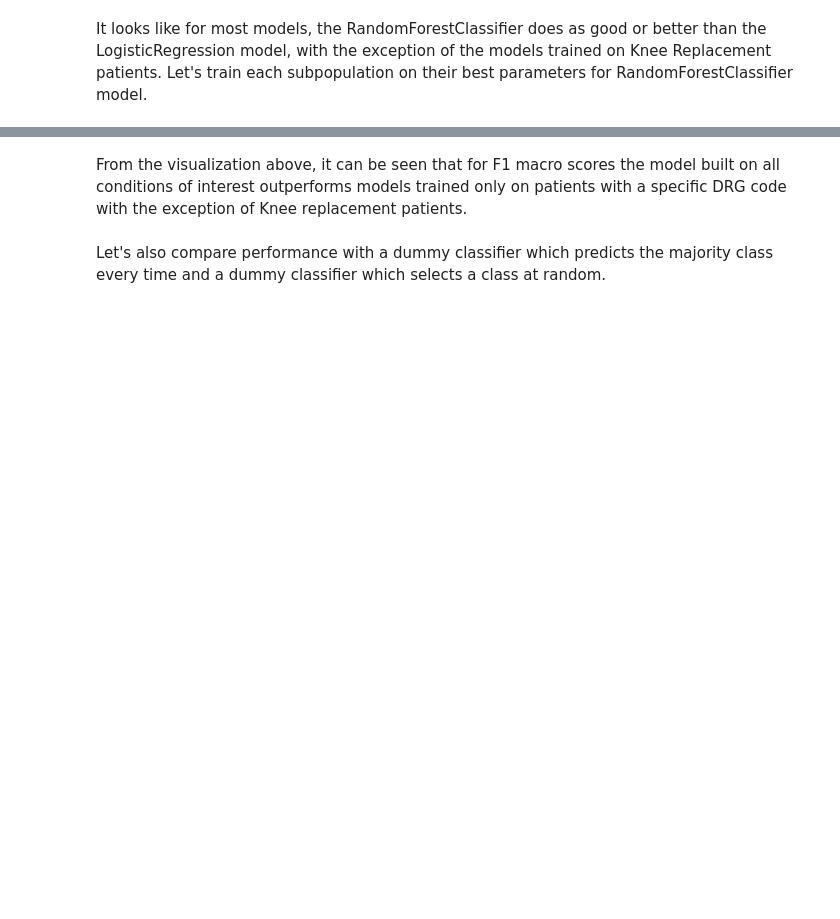
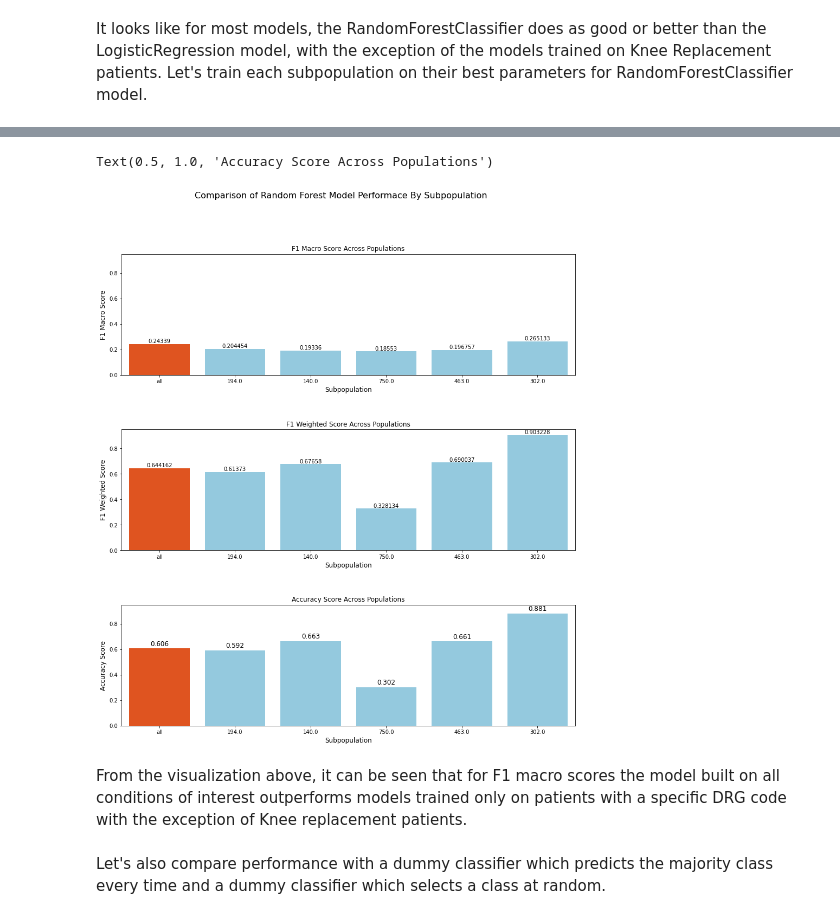
Before and after one commit to srilekha-sikhinam/medficient, a Jupyter notebook: notebooks/length_of_stay_classification_model_explorations.ipynb, the cells around one changed output, grey strips where cells are left out. Saved outputs shown, nothing was run; the diff lists cells and outputs as text; code cells hidden in the pictures; blank space fills up the shorter version.

Commit message:
Additional cleanup for length of stay regression models

```diff
--- a/notebooks/length_of_stay_classification_model_explorations.ipynb
+++ b/notebooks/length_of_stay_classification_model_explorations.ipynb
@@ -167,6 +255,7 @@ for drg in ['all', 194.0, 140.0, 750.0, 463.0, 302.0]:
     best_params = scores_rf_df.loc[(scores_rf_df['model']=='RandomForestClassifier') & (scores_rf_df['subpopulation']==drg)]['best_params'].values[0]
     model_scores = get_model_scores(best_params, X_train, X_test, y_train, y_test)
     final_model_scores.append({
+        'Model': 'RandomForestClassifier',
         'Population': drg,
         'Accuracy Score': model_scores[0],
         'F1_score_macro': model_scores[1],
@@ -177,29 +297,32 @@ final_results_df = pd.DataFrame(final_model_scores)
 # %%
 #Visualize the results
 #Build visualization comparing random forest model performance of all populations
 colors = ['orangered' if (x == 'all') else 'skyblue' for x in final_results_df['Population'].values]
 
 fig, axes = plt.subplots(3, 1, figsize=(15, 16), sharey=True)
 fig.subplots_adjust(hspace=0.45, wspace=0.25)
 fig.suptitle('Comparison of Random Forest Model Performace By Subpopulation', fontsize=16)
 
 sns.barplot(ax=axes[0], x=final_results_df['Population'], y=final_results_df['F1_score_macro'], palette=colors)
 axes[0].set_xlabel('Subpopulation', fontsize=12)
 axes[0].set_ylabel('F1 Macro Score', fontsize=12)
 axes[0].bar_label(axes[0].containers[0])
 axes[0].set_title('F1 Macro Score Across Populations')
 
 sns.barplot(ax=axes[1], x=final_results_df['Population'], y=final_results_df['F1_score_weighted'], palette=colors)
 axes[1].set_xlabel('Subpopulation', fontsize=12)
 axes[1].set_ylabel('F1 Weighted Score', fontsize=12)
 axes[1].bar_label(axes[1].containers[0])
 axes[1].set_title('F1 Weighted Score Across Populations')
 
 sns.barplot(ax=axes[2], x=final_results_df['Population'], y=final_results_df['Accuracy Score'], palette=colors)
 axes[2].set_xlabel('Subpopulation', fontsize=12)
 axes[2].set_ylabel('Accuracy Score', fontsize=12)
-axes[2].bar_label(axes[2].containers[0])
+axes[2].bar_label(axes[2].containers[0], fmt='%.3f', padding=2, fontsize=12)
 axes[2].set_title('Accuracy Score Across Populations')
+# %% [output]
+Text(0.5, 1.0, 'Accuracy Score Across Populations')
+[figure, added]
 # %% [markdown]
 From the visualization above, it can be seen that for F1 macro scores the model built on all conditions of interest outperforms models trained only on patients with a specific DRG code with the exception of Knee replacement patients.
 <br /><br />
```
Also changed, not shown: parts of 15 cells of this notebook, 23 other files.
